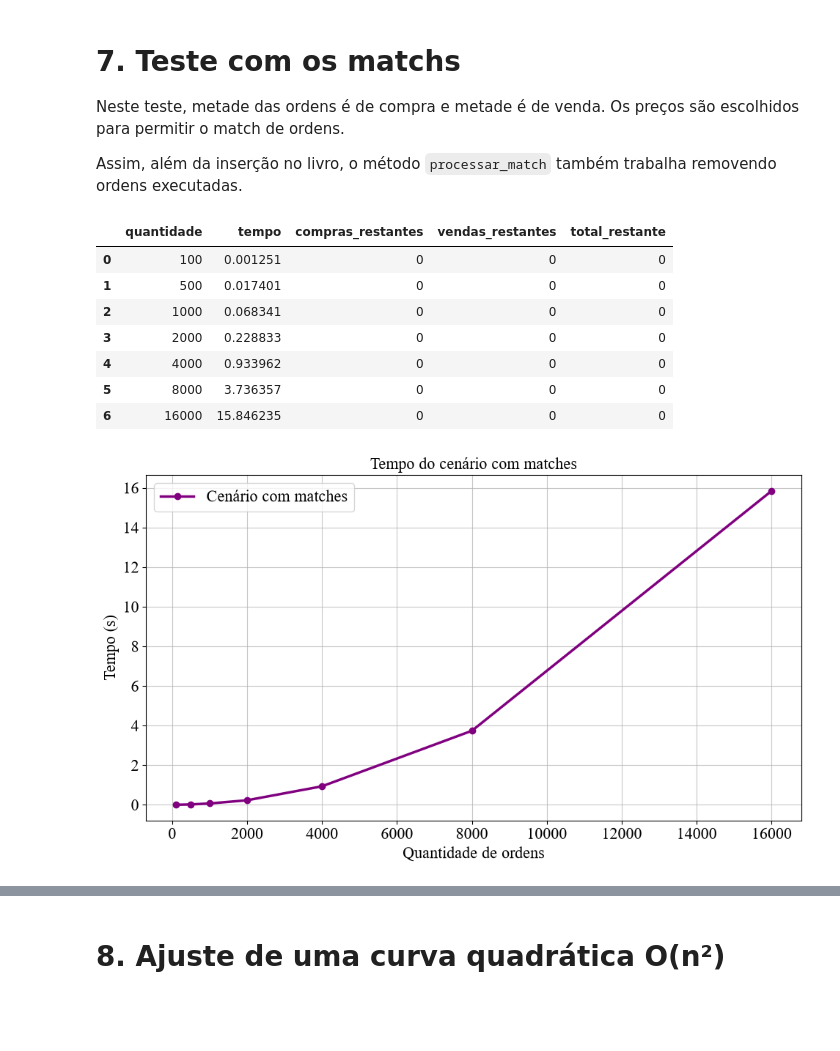
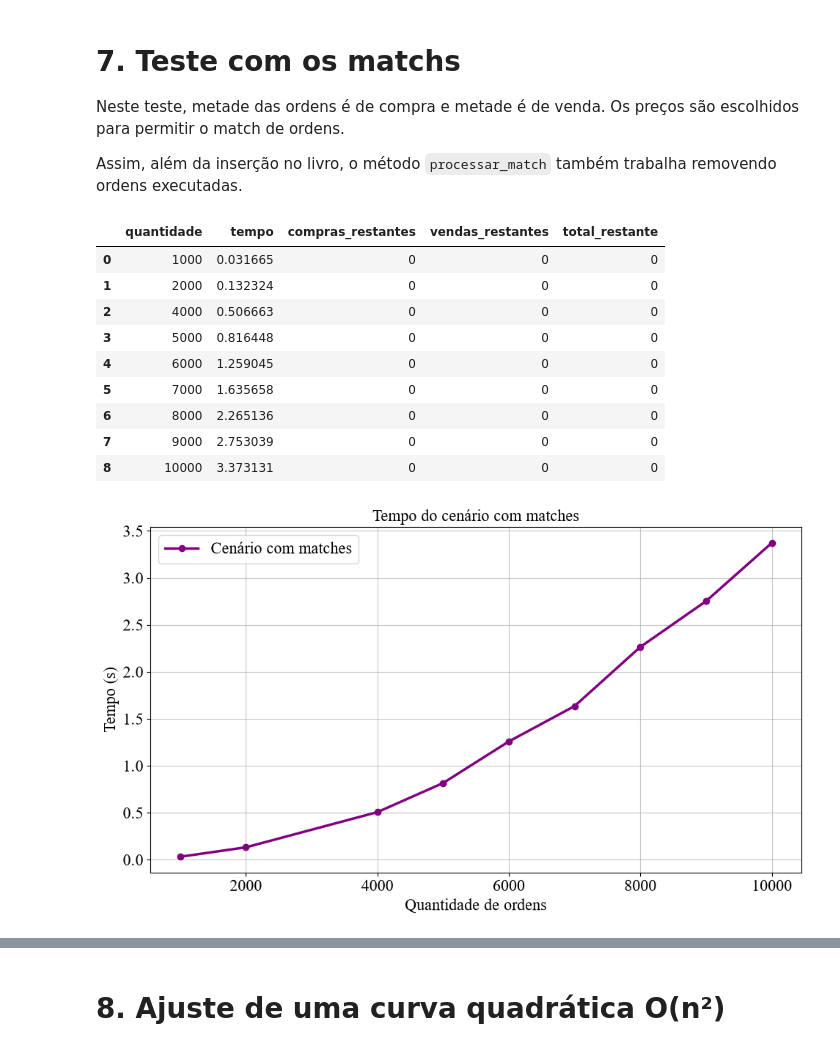
Before and after one commit to FigLucas/Simulador-de-e-Livro-de-Ofertas-e-Performance-de-Estruturas, a Jupyter notebook: notebook/relatorio_performance.ipynb, the cells around one changed output, grey strips where cells are left out. Saved outputs shown, nothing was run; the diff lists cells and outputs as text; code cells hidden in the pictures; blank space fills up the shorter version.

```diff
--- a/notebook/relatorio_performance.ipynb
+++ b/notebook/relatorio_performance.ipynb
@@ -349,7 +369,7 @@ Neste teste, metade das ordens é de compra e metade é de venda. Os preços sã
 
 Assim, além da inserção no livro, o método `processar_match` também trabalha removendo ordens executadas.
 # %%
-quantidades = [100, 500, 1000, 2000, 4000, 8000, 16000]
+quantidades = [1000, 2000, 4000, 5000, 6000, 7000, 8000, 9000, 10000]
 resultados_match = []
 
 for quantidade in quantidades:
@@ -363,40 +383,42 @@ for quantidade in quantidades:
     for i in range(metade, quantidade):
         ordem = Ordem(i, "V", 100.0, 1, i)
         ordens.insere(ordem)
 
     fila_entrada = Fila()
     livro_ofertas = LivroOfertas()
     pilha_undo = Pilha()
     motor = MotorNegociacao(fila_entrada, livro_ofertas, pilha_undo, verbose=False)
 
     inicio = time.time()
     for ordem in ordens:
         motor.receber_nova_ordem(ordem)
     motor.processar_fila_para_o_livro()
     fim = time.time()
 
     resultados_match.append({
         "quantidade": quantidade,
         "tempo": fim - inicio,
         "compras_restantes": livro_ofertas.compras.size,
         "vendas_restantes": livro_ofertas.vendas.size,
         "total_restante": livro_ofertas.total_ordens()
     })
 
 try:
     display(pd.DataFrame(resultados_match))
 except NameError:
     for resultado in resultados_match:
         print(resultado)
 # %% [output]
 |  | quantidade | tempo | compras_restantes | vendas_restantes | total_restante |
-| 0 | 100 | 0.001251 | 0 | 0 | 0 |
-| 1 | 500 | 0.017401 | 0 | 0 | 0 |
-| 2 | 1000 | 0.068341 | 0 | 0 | 0 |
-| 3 | 2000 | 0.228833 | 0 | 0 | 0 |
-| 4 | 4000 | 0.933962 | 0 | 0 | 0 |
-| 5 | 8000 | 3.736357 | 0 | 0 | 0 |
-| 6 | 16000 | 15.846235 | 0 | 0 | 0 |
+| 0 | 1000 | 0.031665 | 0 | 0 | 0 |
+| 1 | 2000 | 0.132324 | 0 | 0 | 0 |
+| 2 | 4000 | 0.506663 | 0 | 0 | 0 |
+| 3 | 5000 | 0.816448 | 0 | 0 | 0 |
+| 4 | 6000 | 1.259045 | 0 | 0 | 0 |
+| 5 | 7000 | 1.635658 | 0 | 0 | 0 |
+| 6 | 8000 | 2.265136 | 0 | 0 | 0 |
+| 7 | 9000 | 2.753039 | 0 | 0 | 0 |
+| 8 | 10000 | 3.373131 | 0 | 0 | 0 |
 # %%
 x = []
 y = []
@@ -417,4 +439,4 @@ plt.legend()
 plt.tight_layout()
 plt.show()
 # %% [output]
-[figure, old version]
+[figure, new version]
```
Also changed, not shown: parts of 17 cells of this notebook.
